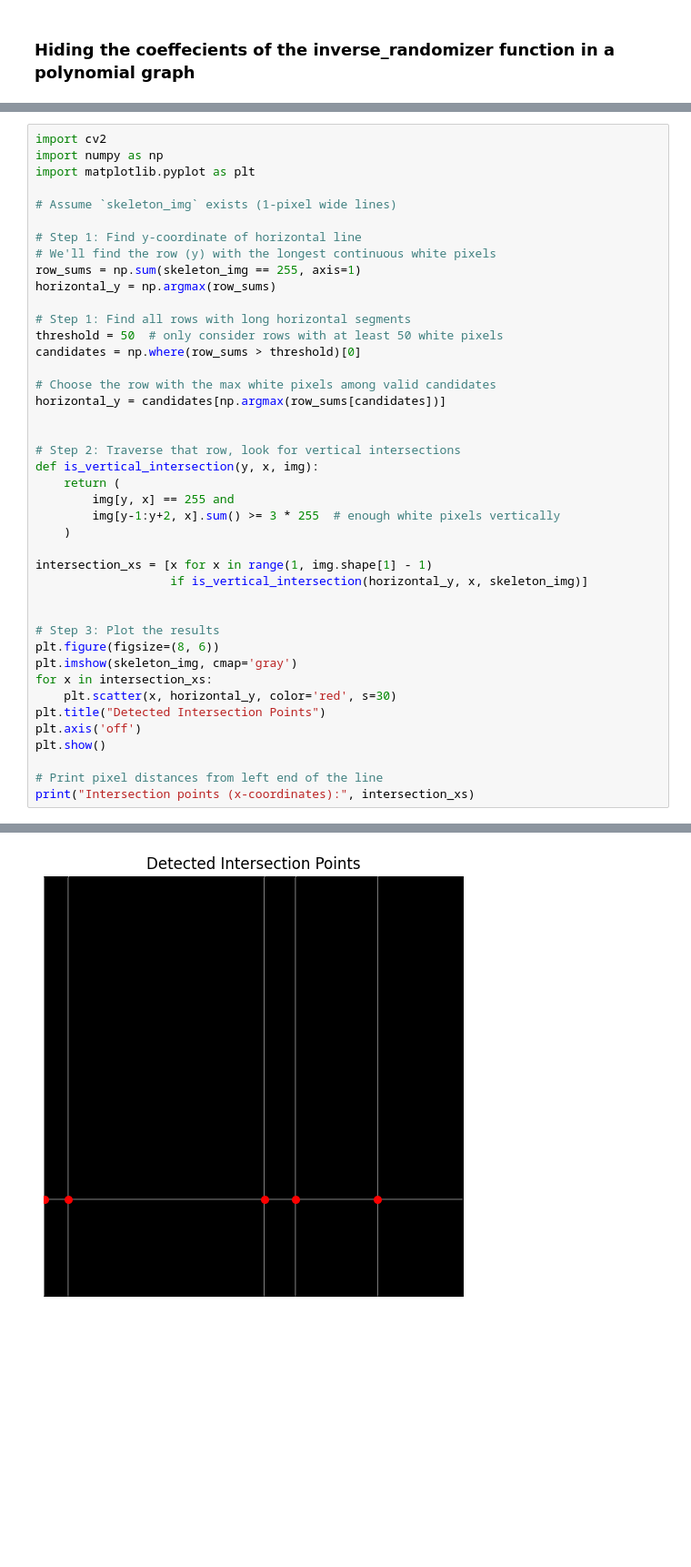
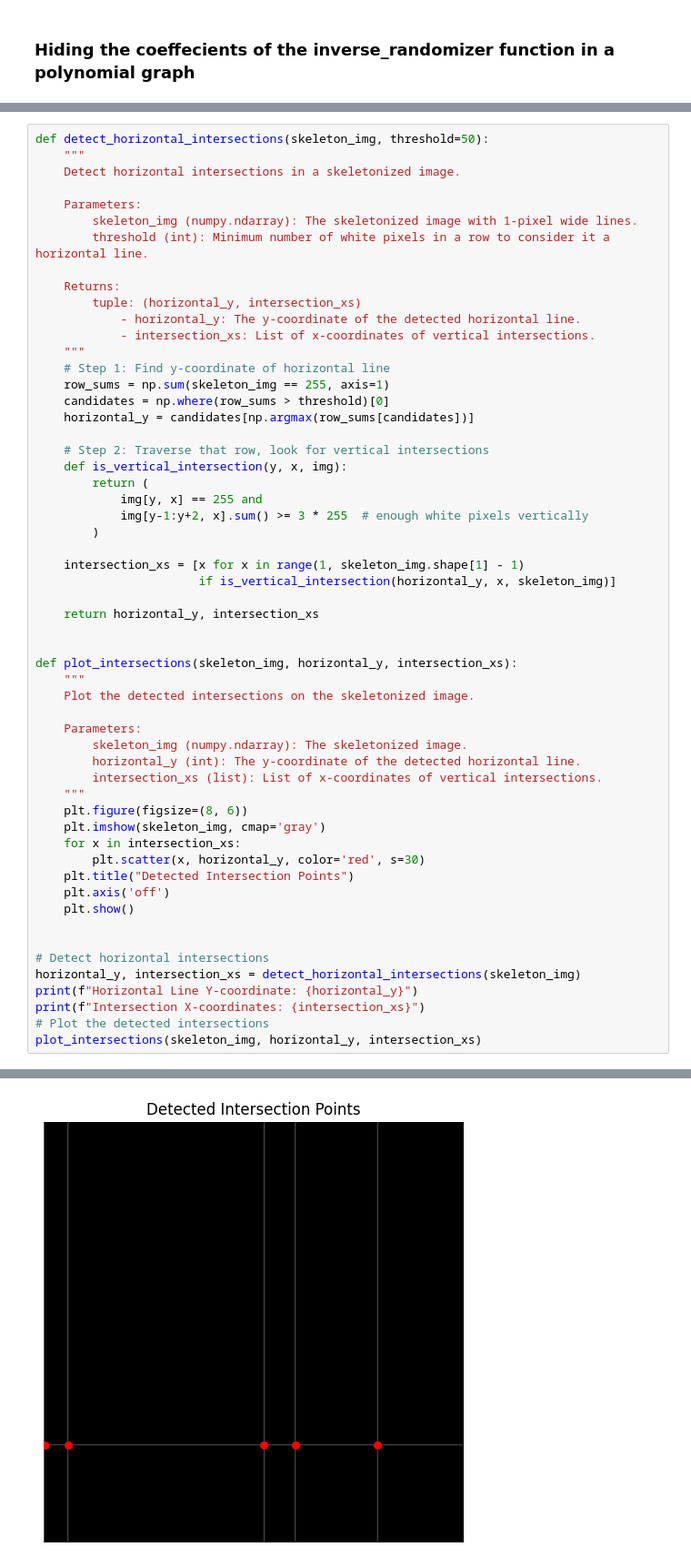
Before and after one commit to Vignaraj-pai/-t-n--Secret-Image-Sharing, a Jupyter notebook: code.ipynb, the cells around one changed output, grey strips where cells are left out. Shown at 91% size. Drawn from its saved outputs; the diff is of its cells as text; blank space fills up the shorter version.

```diff
--- a/code.ipynb
+++ b/code.ipynb
@@ -566,43 +582,57 @@ plt.show()
 # %%
-import cv2
-import numpy as np
-import matplotlib.pyplot as plt
+def detect_horizontal_intersections(skeleton_img, threshold=50):
+    """
+    Detect horizontal intersections in a skeletonized image.
 
-# Assume `skeleton_img` exists (1-pixel wide lines)
+    Parameters:
+        skeleton_img (numpy.ndarray): The skeletonized image with 1-pixel wide lines.
+        threshold (int): Minimum number of white pixels in a row to consider it a horizontal line.
 
-# Step 1: Find y-coordinate of horizontal line
-# We'll find the row (y) with the longest continuous white pixels
-row_sums = np.sum(skeleton_img == 255, axis=1)
-horizontal_y = np.argmax(row_sums)
+    Returns:
+        tuple: (horizontal_y, intersection_xs)
+            - horizontal_y: The y-coordinate of the detected horizontal line.
+            - intersection_xs: List of x-coordinates of vertical intersections.
+    """
+    # Step 1: Find y-coordinate of horizontal line
+    row_sums = np.sum(skeleton_img == 255, axis=1)
+    candidates = np.where(row_sums > threshold)[0]
+    horizontal_y = candidates[np.argmax(row_sums[candidates])]
 
-# Step 1: Find all rows with long horizontal segments
-threshold = 50  # only consider rows with at least 50 white pixels
-candidates = np.where(row_sums > threshold)[0]
+    # Step 2: Traverse that row, look for vertical intersections
+    def is_vertical_intersection(y, x, img):
+        return (
+            img[y, x] == 255 and
+            img[y-1:y+2, x].sum() >= 3 * 255  # enough white pixels vertically
+        )
 
-# Choose the row with the max white pixels among valid candidates
-horizontal_y = candidates[np.argmax(row_sums[candidates])]
+    intersection_xs = [x for x in range(1, skeleton_img.shape[1] - 1)
+                       if is_vertical_intersection(horizontal_y, x, skeleton_img)]
+
+    return horizontal_y, intersection_xs
 
 
-# Step 2: Traverse that row, look for vertical intersections
-def is_vertical_intersection(y, x, img):
-    return (
-        img[y, x] == 255 and
-        img[y-1:y+2, x].sum() >= 3 * 255  # enough white pixels vertically
-    )
+def plot_intersections(skeleton_img, horizontal_y, intersection_xs):
+    """
+    Plot the detected intersections on the skeletonized image.
 
-intersection_xs = [x for x in range(1, img.shape[1] - 1)
-                   if is_vertical_intersection(horizontal_y, x, skeleton_img)]
+    Parameters:
+        skeleton_img (numpy.ndarray): The skeletonized image.
+        horizontal_y (int): The y-coordinate of the detected horizontal line.
+        intersection_xs (list): List of x-coordinates of vertical intersections.
+    """
+    plt.figure(figsize=(8, 6))
+    plt.imshow(skeleton_img, cmap='gray')
+    for x in intersection_xs:
+        plt.scatter(x, horizontal_y, color='red', s=30)
+    plt.title("Detected Intersection Points")
+    plt.axis('off')
+    plt.show()
 
 
-# Step 3: Plot the results
-plt.figure(figsize=(8, 6))
-plt.imshow(skeleton_img, cmap='gray')
-for x in intersection_xs:
-    plt.scatter(x, horizontal_y, color='red', s=30)
-plt.title("Detected Intersection Points")
-plt.axis('off')
-plt.show()
-
-# Print pixel distances from left end of the line
-print("Intersection points (x-coordinates):", intersection_xs)
+# Detect horizontal intersections
+horizontal_y, intersection_xs = detect_horizontal_intersections(skeleton_img)
+print(f"Horizontal Line Y-coordinate: {horizontal_y}")
+print(f"Intersection X-coordinates: {intersection_xs}")
+# Plot the detected intersections
+plot_intersections(skeleton_img, horizontal_y, intersection_xs)
 # %% [output]
@@ -609 +641 @@ print("Intersection points (x-coordinates):", intersection_xs)
-[figure, old version]
+[figure, new version]
```
Also changed, not shown: parts of 21 cells of this notebook, 5 other files.
